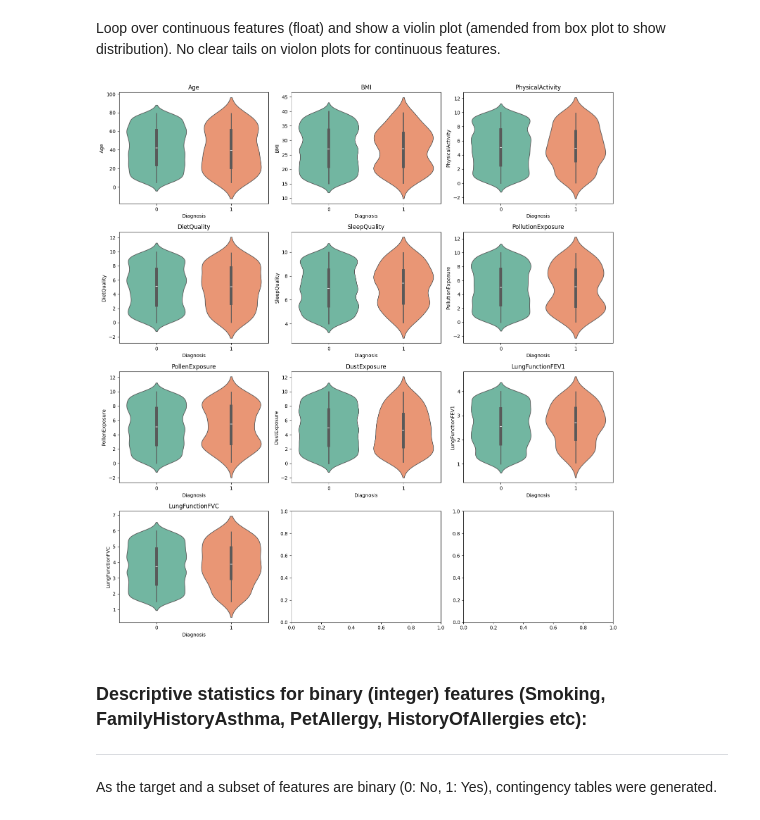
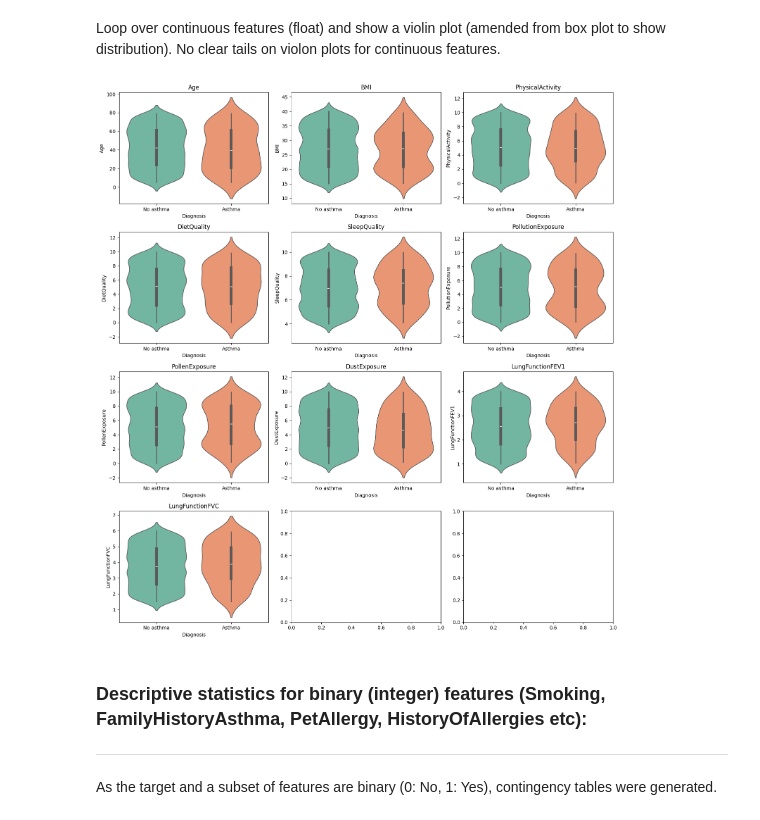
Before and after one commit to CodingLL25/AsthmaBurden, a Jupyter notebook: jupyter_notebooks/03_DataExploration.ipynb, the cells around one changed output. Drawn from its saved outputs; the diff is of its cells as text; code cells hidden in the pictures.

```diff
--- a/jupyter_notebooks/03_DataExploration.ipynb
+++ b/jupyter_notebooks/03_DataExploration.ipynb
@@ -160,26 +160,35 @@ Loop over continuous features (float) and show a violin plot (amended from box p
 # %%
 continuous_features = df.select_dtypes(include="float").columns.tolist()
 
 fig, axes = plt.subplots(4, 3, figsize=(15, 16))
 axes = axes.flatten()
+
+diagnosis_map = {0: "No asthma", 1: "Asthma"}
 
 for ax, feature in zip(axes, continuous_features):
     sns.violinplot(
         x="Diagnosis",
         y=feature,
         data=df,
         hue="Diagnosis",
         ax=ax,
         inner="box",
         palette="Set2",
         legend=False,
     )
     ax.set_title(feature)
 
+    # Update x-axis labels to be descriptive
+    ax.set_xticks([0, 1])  # Ensure positions correspond to 0 and 1
+    ax.set_xticklabels([diagnosis_map[i] for i in [0, 1]])
+
 plt.tight_layout()
 plt.show()
+
+save_path = os.path.join("outputs/eda_images/", "violin_plots.png")
+fig.savefig(save_path, format="png", dpi=90)
 # %% [output]
-[figure, old version]
+[figure, new version]
 # %% [markdown]
 ### Descriptive statistics for binary (integer) features (Smoking, FamilyHistoryAsthma, PetAllergy, HistoryOfAllergies etc):
 ---
```
Also changed, not shown: parts of 4 cells of this notebook.
